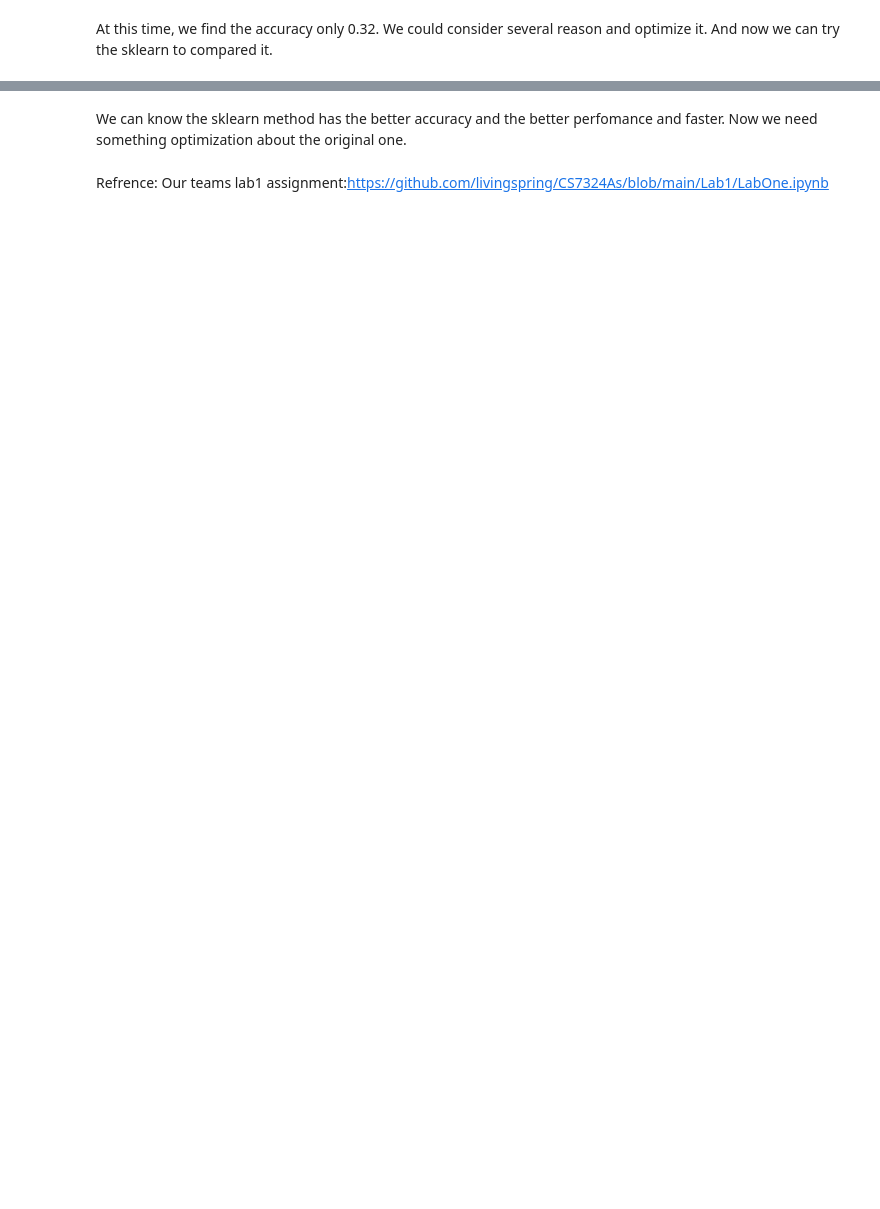
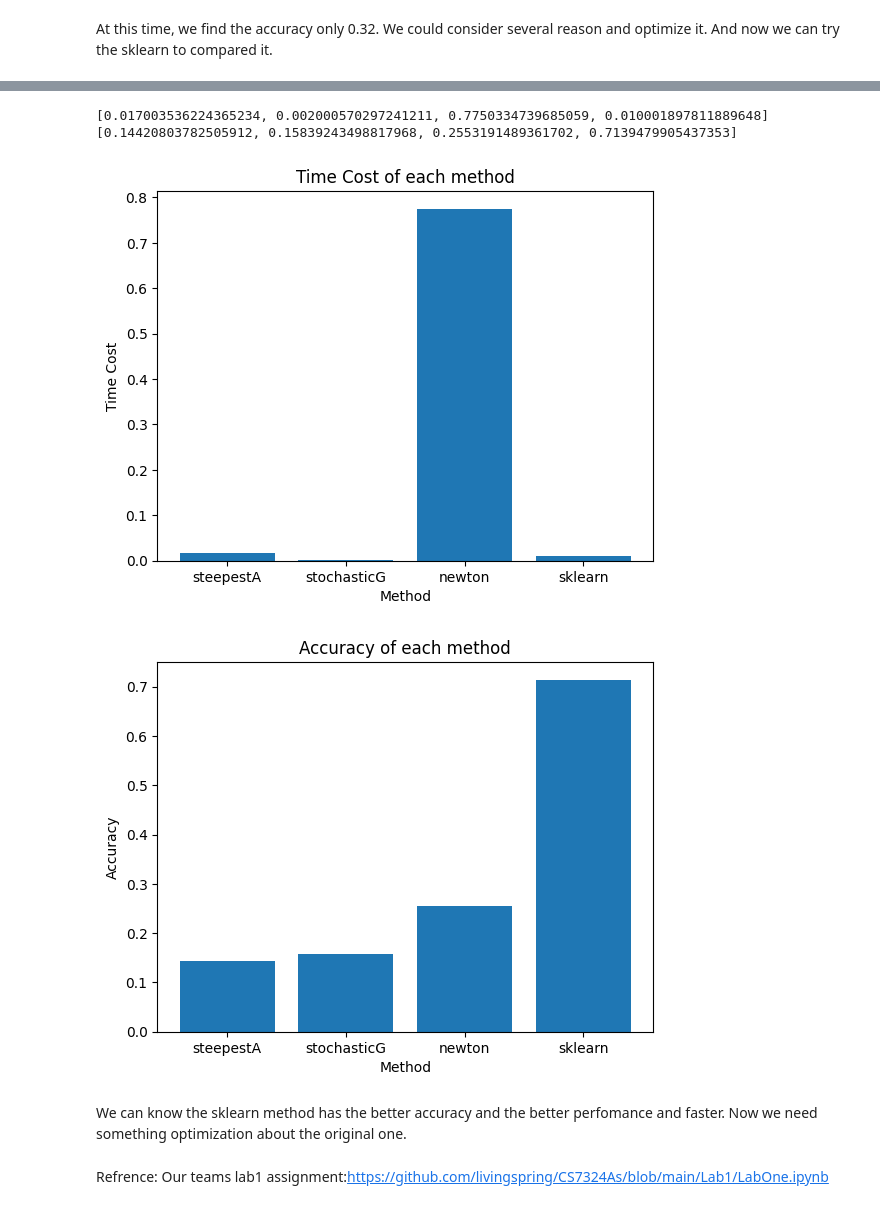
Before and after one commit to livingspring/CS7324LabAssignment, a Jupyter notebook: Lab3.ipynb, the cells around one changed output, grey strips where cells are left out. Saved outputs shown, nothing was run; the diff lists cells and outputs as text; code cells hidden in the pictures; blank space fills up the shorter version.

Commit message:
scaled ,

```diff
--- a/Lab3.ipynb
+++ b/Lab3.ipynb
@@ -428,10 +391,0 @@ Wall time: 0 ns
-# %%
-%%time
-from sklearn.metrics import accuracy_score
-# option: steepestA, stochasticG,newton, defualt is steepestA
-method=["steepestA","stochasticG","newton"]
-lr = LogisticRegression(optimization="newton",eta=0.1, iterations=800) # change the paremeters to get better accuracy
-lr.fit(x_train,y_train)
-
-yhat = lr.predict(x_test)
-print('Accuracy of: ',accuracy_score(y_test,yhat))
@@ -443,10 +501,17 @@ At this time, we find the accuracy only 0.32. We could consider several reason a
 %%time
 from sklearn.linear_model import LogisticRegression as SKLogisticRegression
 
+start_time = time.time()  # Record the start time of the iteration
 lr_sk = SKLogisticRegression(solver='liblinear') # all params default
 
-lr_sk.fit(x_train,y_train)
+lr_sk.fit(x_train_scaled,y_train)
 #print(np.hstack((lr_sk.intercept_[:,np.newaxis],lr_sk.coef_)))
-yhat = lr_sk.predict(x_test)
+yhat = lr_sk.predict(x_test_scaled)
 print('Accuracy of: ',accuracy_score(y_test,yhat))
+# add accuracy and time cost of sklearn model to time_cost and accuracy list
+end_time = time.time() # Record the end time of the iteration
+accuracy.append(accuracy_score(y_test,yhat))
+# Calculate the time taken for this iteration
+time_taken = end_time - start_time
+time_cost.append(time_taken)
 # %% [output]
@@ -456,3 +521,24 @@ Wall time: 28.6 ms
+# %%
+# show the performance of all this modeling method
+print(time_cost,accuracy)
+methods.append('sklearn')
+plt.figure()
+plt.bar(methods,time_cost)
+plt.xlabel('Method')
+plt.ylabel('Time Cost')
+plt.title('Time Cost of each method')
+plt.show()
+plt.figure()
+plt.bar(methods,accuracy)
+plt.xlabel('Method')
+plt.ylabel('Accuracy')
+plt.title('Accuracy of each method')
+plt.show()
+# plot the time cost and accuracy of each method
+# %% [output]
+[0.017003536224365234, 0.002000570297241211, 0.7750334739685059, 0.010001897811889648] [0.14420803782505912, 0.15839243498817968, 0.2553191489361702, 0.7139479905437353]
+[figure, added]
+[figure, added]
 # %% [markdown]
 We can know the sklearn method has the better accuracy and the better perfomance and faster. Now we need something optimization about the original one.
 # %% [markdown]
```
Also changed, not shown: parts of 17 cells of this notebook.
